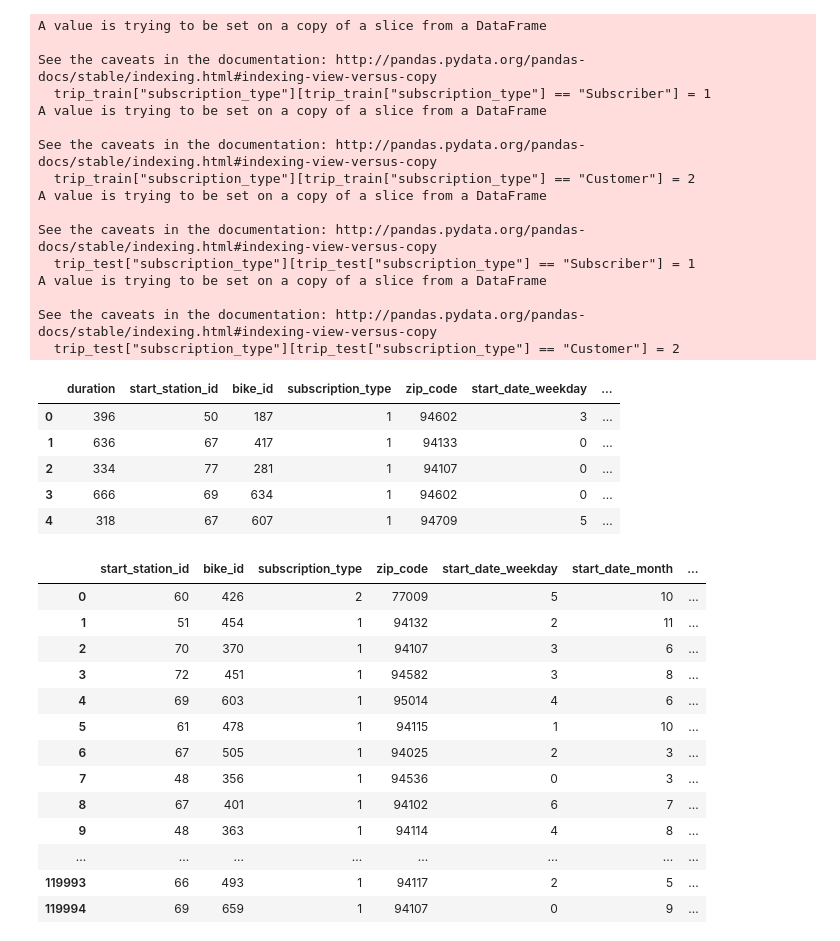
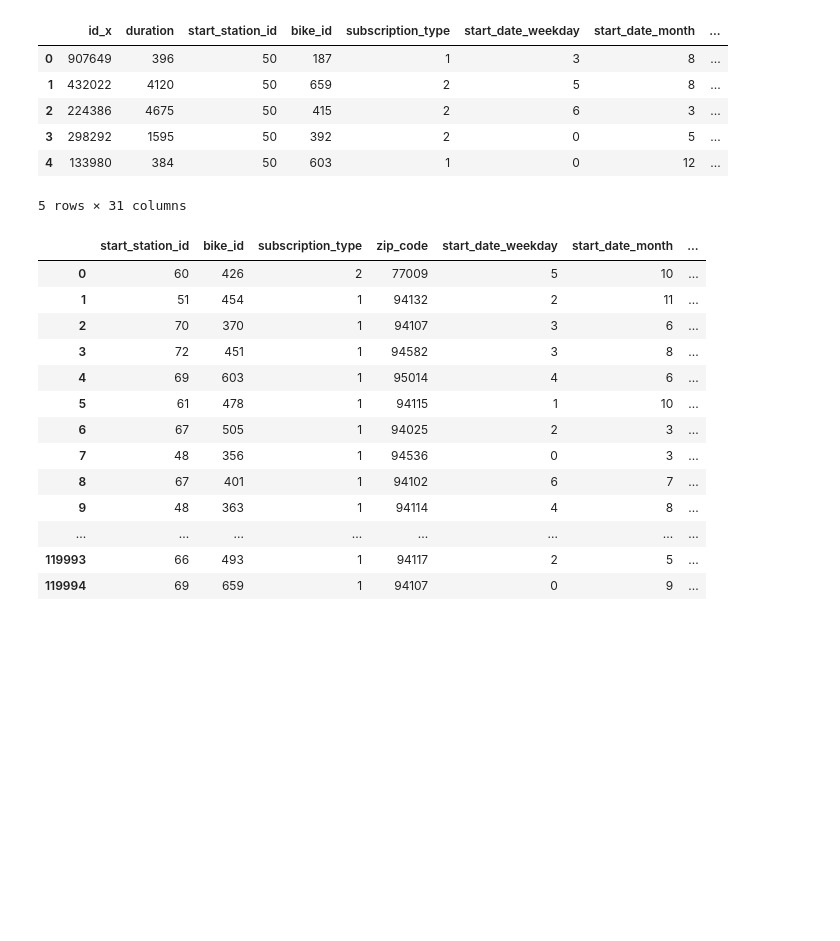
Before and after one commit to Gnahue/sanFranciscoBiclas, a Jupyter notebook: prediccion/modelo/notebooks/baggingSkLearn.ipynb, the cells around one changed output. Drawn from its saved outputs; the diff is of its cells as text; code cells hidden in the pictures; blank space fills up the shorter version.

```diff
--- a/prediccion/modelo/notebooks/baggingSkLearn.ipynb
+++ b/prediccion/modelo/notebooks/baggingSkLearn.ipynb
@@ -7,31 +13,16 @@ import matplotlib as plt
 
 from sklearn.tree import DecisionTreeRegressor
 # %%
-(train,test) = dataI.dataImport()
+(train,test) = dataI.data_import()
 train.head()
 # %% [output]
+|  | id_x | duration | start_station_id | bike_id | subscription_type | start_date_weekday | start_date_month | ... |
+| 0 | 907649 | 396 | 50 | 187 | 1 | 3 | 8 | ... |
+| 1 | 432022 | 4120 | 50 | 659 | 2 | 5 | 8 | ... |
+| 2 | 224386 | 4675 | 50 | 415 | 2 | 6 | 3 | ... |
+| 3 | 298292 | 1595 | 50 | 392 | 2 | 0 | 5 | ... |
+| 4 | 133980 | 384 | 50 | 603 | 1 | 0 | 12 | ... |
-A value is trying to be set on a copy of a slice from a DataFrame
-
-See the caveats in the documentation: http://pandas.pydata.org/pandas-docs/stable/indexing.html#indexing-view-versus-copy
-  trip_train["subscription_type"][trip_train["subscription_type"] == "Subscriber"] = 1
-A value is trying to be set on a copy of a slice from a DataFrame
-
-See the caveats in the documentation: http://pandas.pydata.org/pandas-docs/stable/indexing.html#indexing-view-versus-copy
-  trip_train["subscription_type"][trip_train["subscription_type"] == "Customer"] = 2
-A value is trying to be set on a copy of a slice from a DataFrame
-
-See the caveats in the documentation: http://pandas.pydata.org/pandas-docs/stable/indexing.html#indexing-view-versus-copy
-  trip_test["subscription_type"][trip_test["subscription_type"] == "Subscriber"] = 1
-A value is trying to be set on a copy of a slice from a DataFrame
-
-See the caveats in the documentation: http://pandas.pydata.org/pandas-docs/stable/indexing.html#indexing-view-versus-copy
-  trip_test["subscription_type"][trip_test["subscription_type"] == "Customer"] = 2
+5 rows × 31 columns
-|  | duration | start_station_id | bike_id | subscription_type | zip_code | start_date_weekday | ... |
-| 0 | 396 | 50 | 187 | 1 | 94602 | 3 | ... |
-| 1 | 636 | 67 | 417 | 1 | 94133 | 0 | ... |
-| 2 | 334 | 77 | 281 | 1 | 94107 | 0 | ... |
-| 3 | 666 | 69 | 634 | 1 | 94602 | 0 | ... |
-| 4 | 318 | 67 | 607 | 1 | 94709 | 5 | ... |
 # %%
 test
 # %% [output]
```
Also changed, not shown: parts of 1 cell of this notebook, 1 other file.
